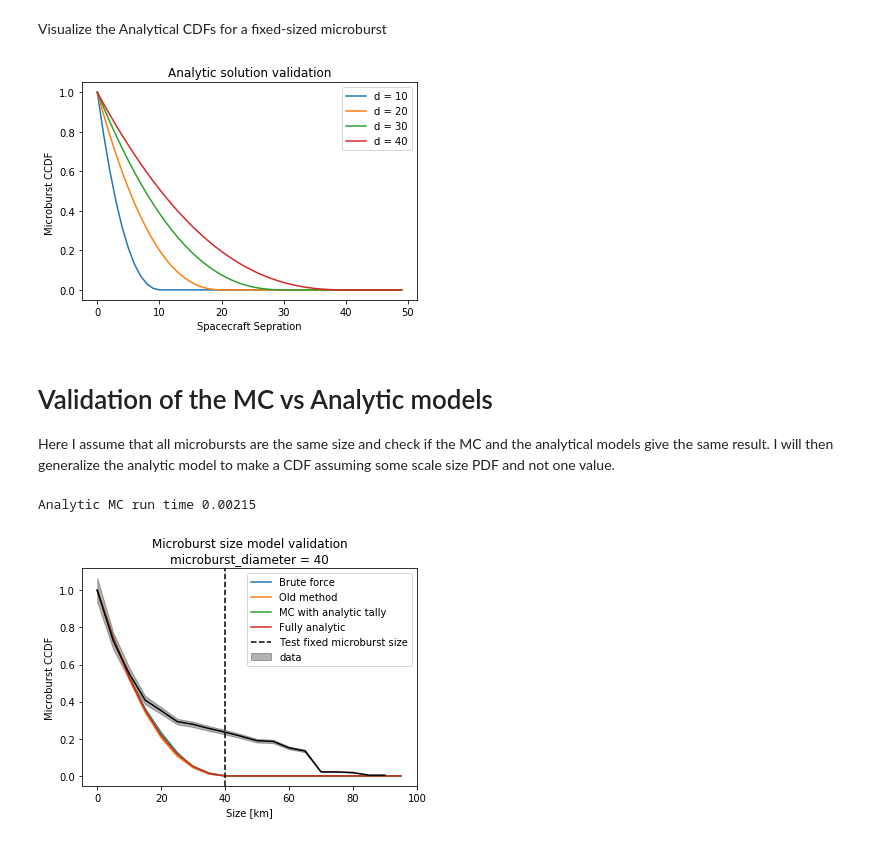
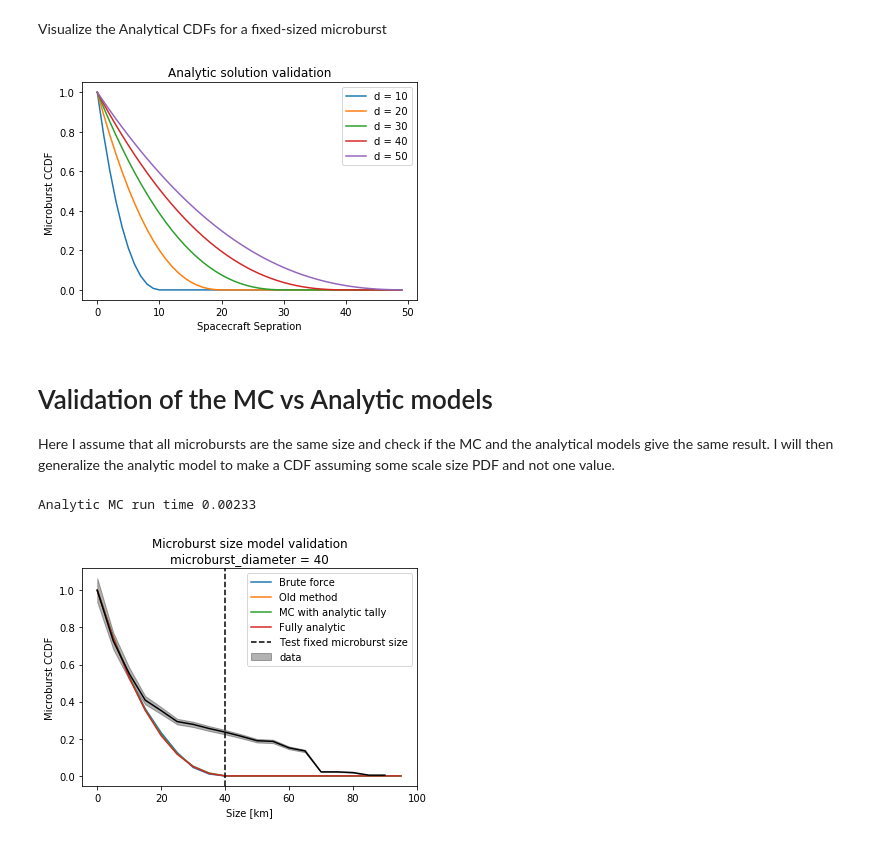
Before and after one commit to mshumko/ac6_microburst_scale_sizes, a Jupyter notebook: models/microburst_scale_size_model.ipynb, the cells around one changed output. Cells and saved outputs as stored; diff of their text form; code cells hidden in the pictures.

Commit message:
Figured out the analytic model problem. Next step is to implement it with a full PDF. Converted all extrenal size references to diameter to avoid confusion.

```diff
--- a/models/microburst_scale_size_model.ipynb
+++ b/models/microburst_scale_size_model.ipynb
@@ -41,10 +41,10 @@ plt.plot(cdf_data['Separation [km]'], cdf_data['CDF'], color='k');
 # Develop a Monte Carlo model
 For development purposes we first assume a fixed microburst size. And generate n_bursts number of microbursts of size s and randomy scatter them on a grid of hight & width given by grid_size.
 # %%
-r = 20
+d = 40
 grid_size = 200
 n_bursts = int(1E5)
-burst_size = np.random.uniform(r, r, size=n_bursts)
+burst_size = np.random.uniform(d/2, d/2, size=n_bursts)
 burst_x = np.random.uniform(-grid_size, grid_size, size=n_bursts)
 burst_y = np.random.uniform(-grid_size, grid_size, size=n_bursts)
 # %% [markdown]
@@ -224,29 +225,29 @@ Image("analytic_coincident_microburst_scale_size_bounds.png", width=400)
 # %%
-A = lambda r, d: 2*r**2*np.arccos(d/(2*r)) - d/2*np.sqrt(4*r**2 - d**2)
-F = lambda r, d: np.array([np.nansum(A(r, d[i:]))/np.nansum(A(r, d)) for i in range(len(d))])   #A1(r, d)/(2*np.pi*r**2 - A1(r, d))
+A = lambda diameter, d: 2*(diameter/2)**2*np.arccos(d/(diameter)) - d/2*np.sqrt(diameter**2 - d**2)
+F = lambda diameter, d: np.array([np.nansum(A(diameter, d[i:]))/np.nansum(A(diameter, d)) for i in range(len(d))])   #A1(r, d)/(2*np.pi*r**2 - A1(r, d))
 # %% [markdown]
 Visualize the Analytical CDFs for a fixed-sized microburst
 # %%
-d = np.arange(50)
-r2 = np.arange(5, 25, 5)
+sc_bins = np.arange(50)
+test_d = np.arange(10, 51, 10)
 #plt.figure(figsize=(10, 6))
 
-for r_i in r2:
-    plt.plot(d, F(r_i, d), label=f'd = {2*r_i}');
+for d_i in test_d:
+    plt.plot(sc_bins, F(d_i, sc_bins), label=f'd = {d_i}');
 plt.legend();
 plt.xlabel('Spacecraft Sepration'); plt.ylabel('Microburst CCDF ');
 plt.title('Analytic solution validation');
 # %% [output]
-[figure, old version]
+[figure, new version]
 # %% [markdown]
 # Validation of the MC vs Analytic models
 Here I assume that all microbursts are the same size and check if the MC and the analytical models give the same result. I will then generalize the analytic model to make a CDF assuming some scale size PDF and not one value.
 # %%
 start_time = time.time()
-cdf_analytic = F(r, bins)
+cdf_analytic = F(d, bins)
 print(f'Analytic MC run time {round(time.time()-start_time, 5)}')
 # %% [output]
-Analytic MC run time 0.00215
+Analytic MC run time 0.00233
 # %%
 plt.plot(bins, cdf_brute, label='Brute force')
 plt.plot(bins, mc_cdf, label='Old method');
```
Also changed, not shown: parts of 10 cells of this notebook.
